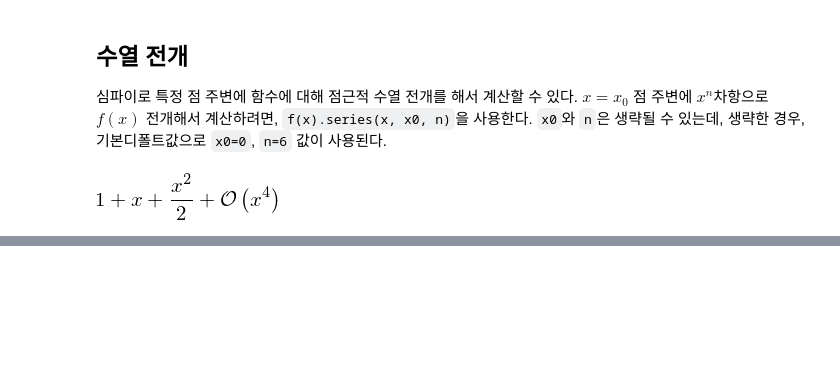
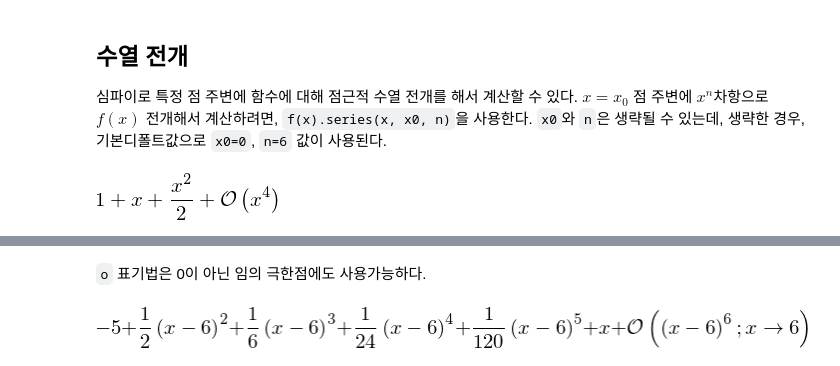
Before and after one commit to statkclee/symbolic-math, a Jupyter notebook: 15-calculus.ipynb, the cells around one changed output, grey strips where cells are left out. Drawn from its saved outputs; the diff is of its cells as text; code cells hidden in the pictures; blank space fills up the shorter version.

```diff
--- a/15-calculus.ipynb
+++ b/15-calculus.ipynb
@@ -233,0 +253,6 @@ expr.series(x, 0, 4)
+# %% [markdown]
+`o` 표기법은 0이 아닌 임의 극한점에도 사용가능하다.
+# %%
+exp(x - 6).series(x, x0=6)
+# %% [output]
+[figure, added]
```
Also changed, not shown: parts of 13 cells of this notebook, 10 other files.
